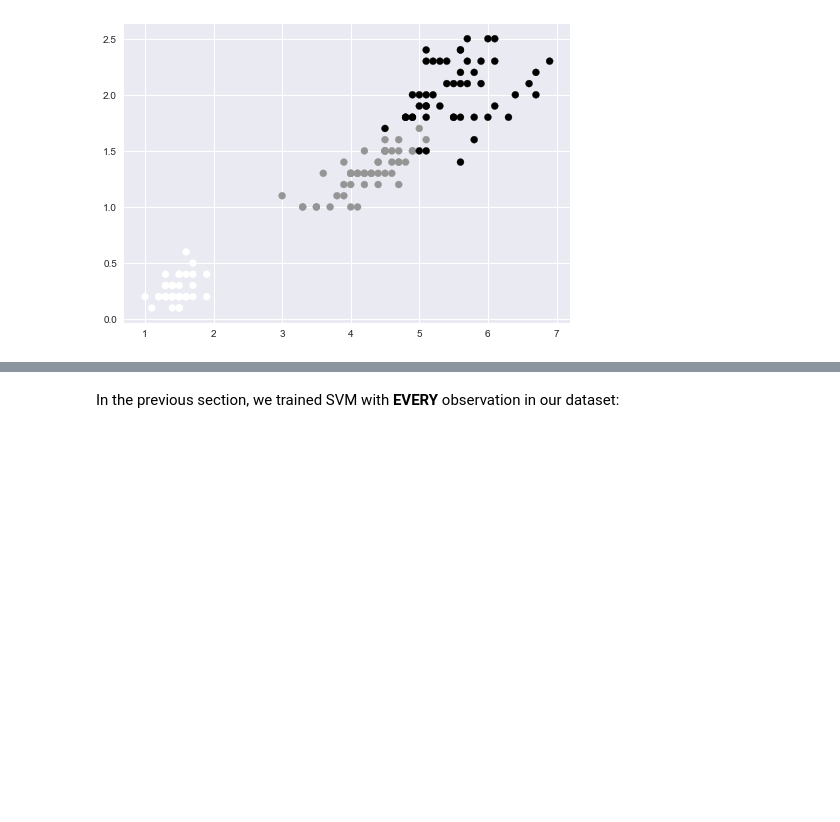
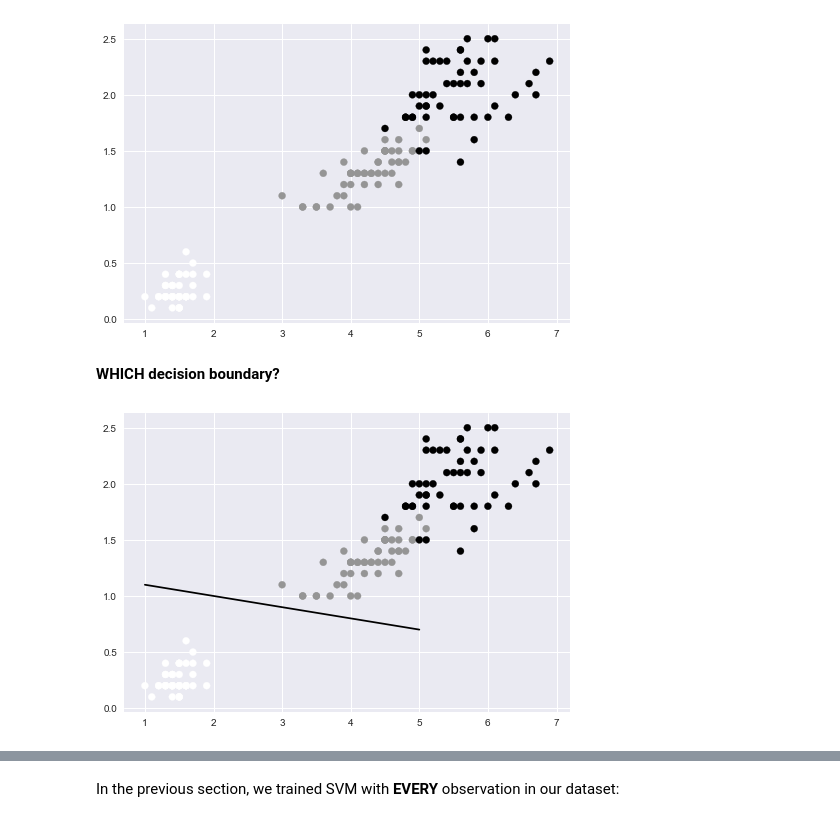
Before and after one commit to florisvanvugt/workshop4june2017, a Jupyter notebook: Introduction_Machine_Learning.ipynb, the cells around one changed output, grey strips where cells are left out. Drawn from its saved outputs; the diff is of its cells as text; code cells hidden in the pictures; blank space fills up the shorter version.

```diff
--- a/Introduction_Machine_Learning.ipynb
+++ b/Introduction_Machine_Learning.ipynb
@@ -133,3 +200,18 @@ plt.scatter(data_x, data_y, c=labels)
 plt.show()
 # %% [output]
 [figure]
+# %% [markdown]
+**WHICH decision boundary?**
+# %%
+slope = -0.1
+intercept = 1.2
+
+boundary_x = np.linspace(1,5)
+boundary_y = slope * boundary_x + intercept
+
+plt.scatter(data_x, data_y, c=labels)
+plt.plot(boundary_x, boundary_y, '-k')
+
+plt.show()
+# %% [output]
+[figure, added]
```
Also changed, not shown: parts of 101 cells of this notebook.
